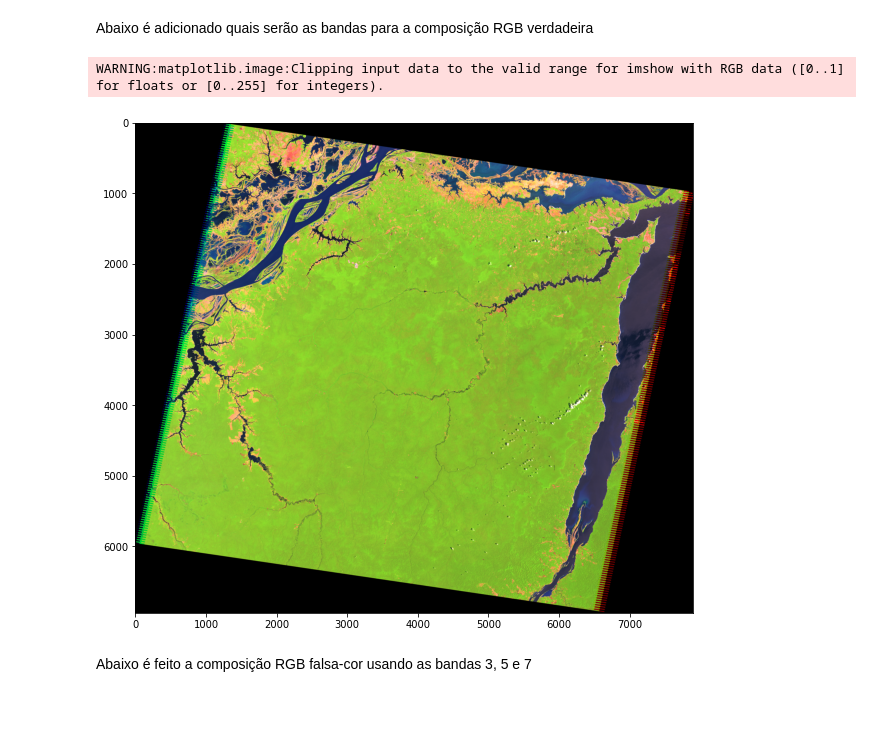
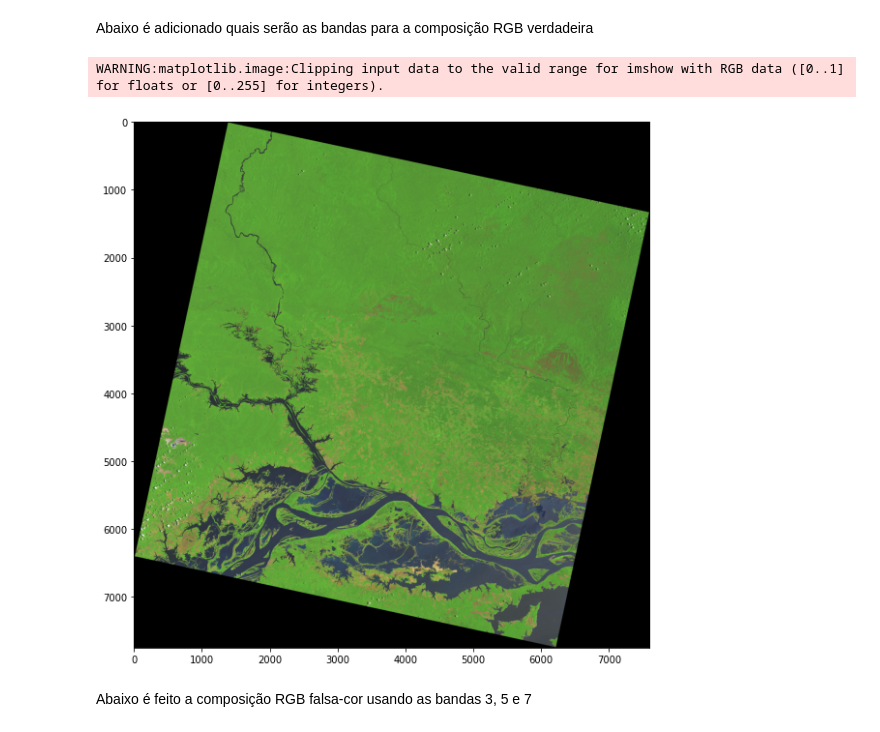
Before and after one commit to 11carol/class_area, a Jupyter notebook: test.ipynb, the cells around one changed output. Cells and saved outputs as stored; diff of their text form; code cells hidden in the pictures.

```diff
--- a/test.ipynb
+++ b/test.ipynb
@@ -51,6 +51,6 @@ def load_landsat_image(img_folder, bands):
 Abaixo o img fica responsável por chamar as bandas 3, 4 e 5 através do caminho posto
 # %%
 # load the image
-img = load_landsat_image('/content/imagens', ['B3', 'B4', 'B5'])
+img = load_landsat_image('/content/imagens', ['B4', 'B5', 'B6'])
 img.keys()
 # %% [output]
@@ -91,10 +91,10 @@ def display_rgb(img, b_r, b_g, b_b, alpha=1., figsize=(10, 10)):
 Abaixo é adicionado quais serão as bandas para a composição RGB verdadeira
 # %%
 # natural color
-display_rgb(img, 'B5', 'B4', 'B3', alpha=2.)
+display_rgb(img, 'B6', 'B5', 'B4', alpha=2.)
 # %% [output]
 WARNING:matplotlib.image:Clipping input data to the valid range for imshow with RGB data ([0..1] for floats or [0..255] for integers).
-[figure, old version]
+[figure, new version]
 # %% [markdown]
 Abaixo é feito a composição RGB falsa-cor usando as bandas 3, 5 e 7
 # %%
```
Also changed, not shown: parts of 8 cells of this notebook.
